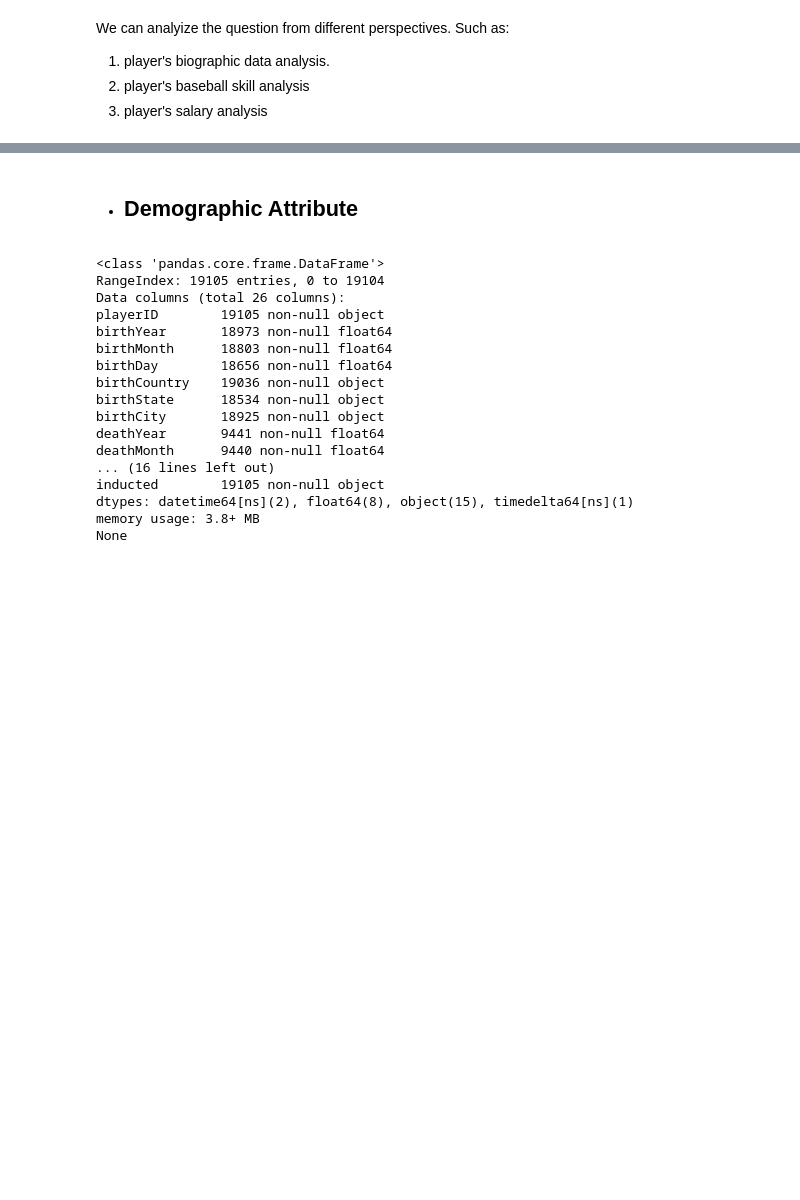
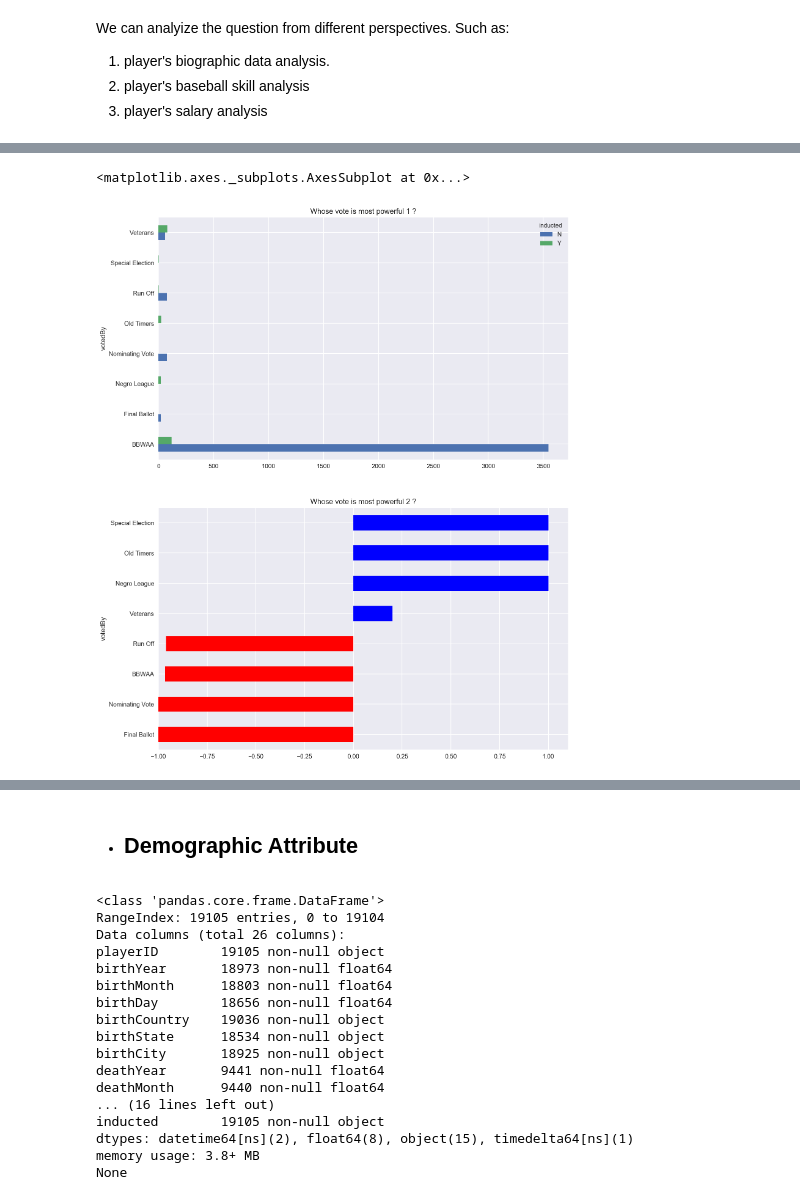
Before and after one commit to RochaC/Udacity-Learning, a Jupyter notebook: DANA/baseballdatabank-2017.1/baseball EDA.ipynb, the cells around one changed output, grey strips where cells are left out. Drawn from its saved outputs; the diff is of its cells as text; code cells hidden in the pictures; blank space fills up the shorter version.

```diff
--- a/DANA/baseballdatabank-2017.1/baseball EDA.ipynb
+++ b/DANA/baseballdatabank-2017.1/baseball EDA.ipynb
@@ -19,0 +57,14 @@ We can analyize the question from different perspectives. Such as:
+# %%
+voted_by = hall_of_fame.groupby(["votedBy","inducted"]).size().unstack()
+norm_voted_by = pd.DataFrame(preprocessing.normalize(voted_by.fillna(0)),columns=voted_by.columns,index=voted_by.index)
+norm_voted_by["delta"] = norm_voted_by["Y"] - norm_voted_by["N"]
+
+fig,axes_voted = plt.subplots(2,1,figsize=(12,16))
+
+colors = ["r","r","r","r","b","b","b","b"]
+voted_by[["N","Y"]].plot.barh(title="Whose vote is most powerful 1 ?",ax=axes_voted[0])
+norm_voted_by.delta.sort_values().plot.barh(title="Whose vote is most powerful 2 ?",\
+                                            ax=axes_voted[1],color=colors)
+# %% [output]
+<matplotlib.axes._subplots.AxesSubplot at 0x...>
+[figure, added]
```
Also changed, not shown: parts of 59 cells of this notebook, 2 other files.
